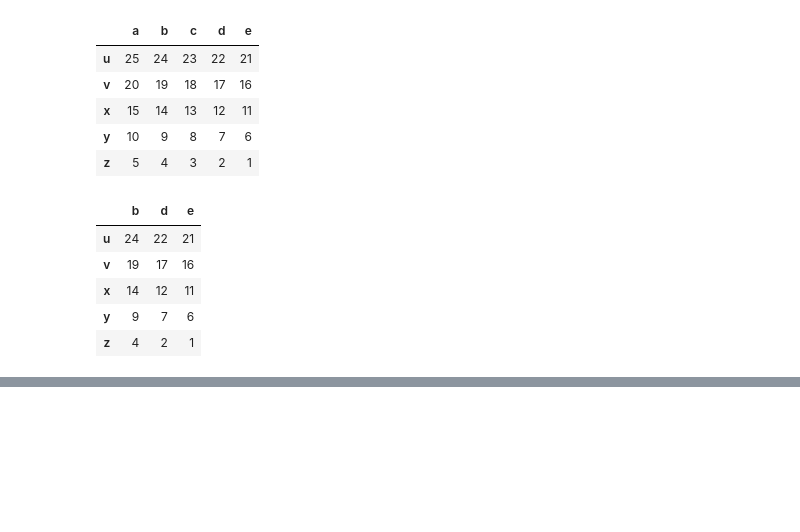
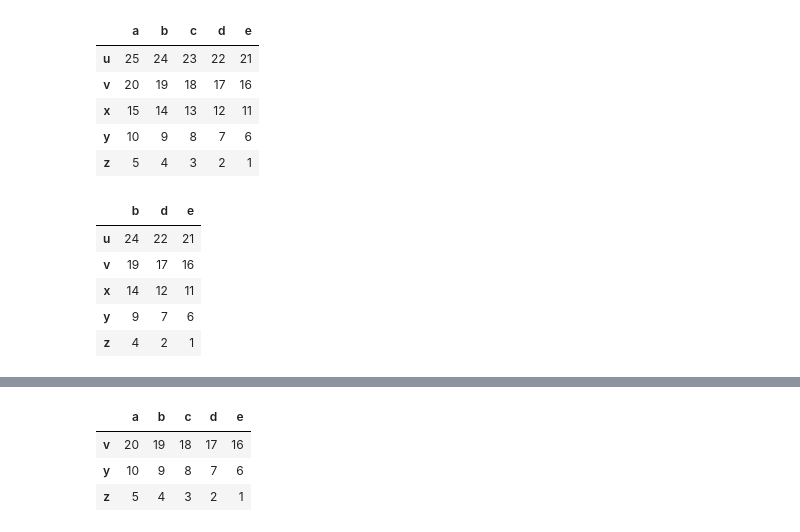
Before and after one commit to hopezh/learn_python_for_data_analysis, a Jupyter notebook: pd_slicing.ipynb, the cells around one changed output, grey strips where cells are left out. Drawn from its saved outputs; the diff is of its cells as text; code cells hidden in the pictures; blank space fills up the shorter version.

```diff
--- a/pd_slicing.ipynb
+++ b/pd_slicing.ipynb
@@ -147,0 +241,8 @@ df.iloc[:, [1, 3, 4]]
+# %%
+# df.loc[['v', 'y', 'z'] , :]
+df.iloc[[1, 3, 4] , :]
+# %% [output]
+|  | a | b | c | d | e |
+| v | 20 | 19 | 18 | 17 | 16 |
+| y | 10 | 9 | 8 | 7 | 6 |
+| z | 5 | 4 | 3 | 2 | 1 |
```
Also changed, not shown: parts of 14 cells of this notebook.
